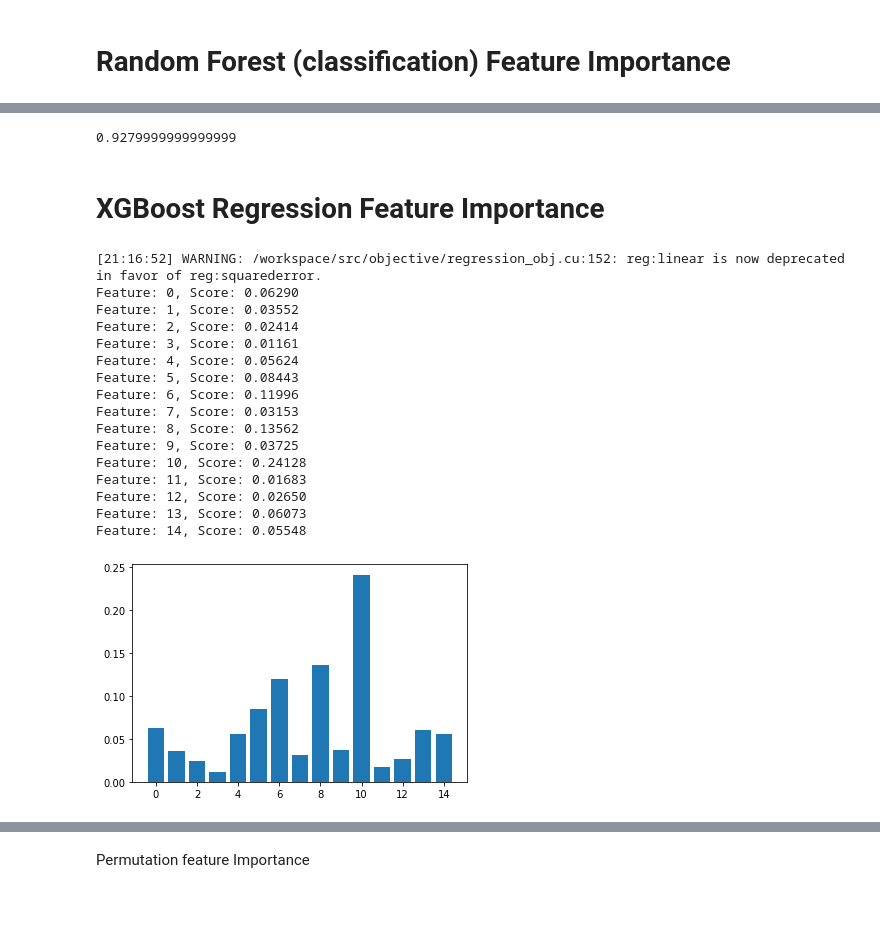
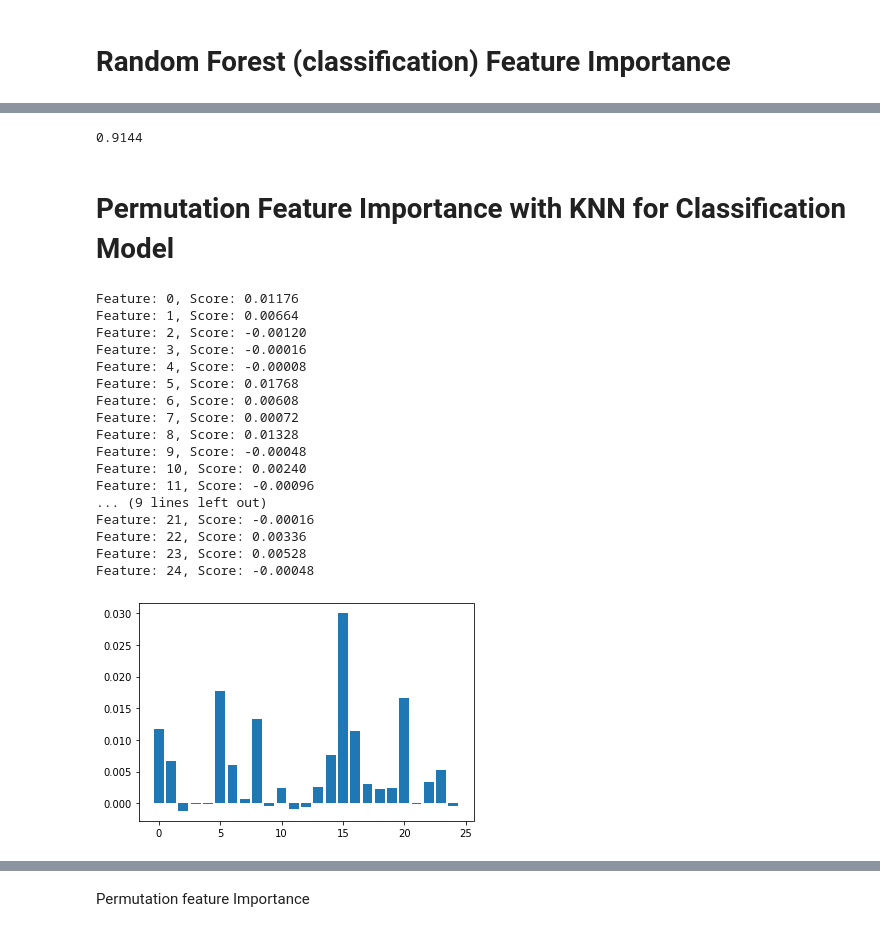
Before and after one commit to OlgaPriyutova/Feature-Importance-and-Feature-Engineering-, a Jupyter notebook: Feature_Importance_and_Feature_Engineering.ipynb, the cells around one changed output, grey strips where cells are left out. Saved outputs shown, nothing was run; the diff lists cells and outputs as text; code cells hidden in the pictures; blank space fills up the shorter version.

```diff
--- a/Feature_Importance_and_Feature_Engineering.ipynb
+++ b/Feature_Importance_and_Feature_Engineering.ipynb
@@ -232,7 +264,7 @@ pca = PCA(0.999)
 pca.fit(X)
 
 X_components = pca.transform(X)
-mod_rf = RandomForestRegressor()
+mod_rf = RandomForestClassifier()
 mod_rf.fit(X_components,y)
 cross_val_score(mod_rf, X_components,y).mean()
 # %% [output]
@@ -248,8 +280,7 @@ from sklearn.datasets import make_classification
 from sklearn.ensemble import RandomForestClassifier
 from matplotlib import pyplot
 # define dataset
-X, y = make_classification(n_samples=1500, n_features=15, n_informative=7, n_redundant=8, random_state=42)
-# define the model
+
 model_rfc = RandomForestClassifier(random_state=42)
 # fit the model
 model_rfc.fit(X, y)
@@ -295,5 +328,5 @@ cross_val_score(model_rfc, X_components,y).mean()
 # %%
-features = list(range(6,16))
+features = list(range(2,26))
 mean_accuracy = []
 
 for i in features:
@@ -326,48 +359,52 @@ plt.show()
 # %%
-pipe_rfc13     = Pipeline([('rfe', RFE(estimator=RandomForestClassifier(random_state=42), n_features_to_select=15)),
+pipe_rfc13     = Pipeline([('rfe', RFE(estimator=RandomForestClassifier(random_state=42), n_features_to_select=13)),
                      ('mod_rfc', RandomForestClassifier(random_state=42))])
 
 pipe_rfc13.fit(X, y)
 cross_val_score(pipe_rfc13,X,y).mean()
 # %% [output]
-0.9279999999999999
+0.9144
 # %%
 # Implementation Feature Engineering for Random Forest algorithm doesn't give us any improvement.
-# %% [markdown]
-# XGBoost Regression Feature Importance
+# %% [markdown]
+# Permutation Feature Importance with KNN for Classification Model
 # %%
+
+# permutation feature importance with knn for regression
 from sklearn.datasets import make_regression
-from xgboost import XGBRegressor
+from sklearn.neighbors import KNeighborsClassifier
+from sklearn.inspection import permutation_importance
 from matplotlib import pyplot
-# define dataset
-X, y = make_classification(n_samples=1500, n_features=15, n_informative=7, n_redundant=8, random_state=42)
-# define the model
-model_xgb = XGBRegressor()
+
+model_knnc = KNeighborsClassifier()
 # fit the model
-model_xgb.fit(X, y)
+model_knnc.fit(X, y)
+# perform permutation importance
+results = permutation_importance(model_knnc, X, y, scoring='neg_mean_squared_error')
 # get importance
-importance = model_xgb.feature_importances_
+importance = results.importances_mean
 # summarize feature importance
 for i,v in enumerate(importance):
 	print('Feature: %0d, Score: %.5f' % (i,v))
 # plot feature importance
 pyplot.bar([x for x in range(len(importance))], importance)
 pyplot.show()
 # %% [output]
-[21:16:52] WARNING: /workspace/src/objective/regression_obj.cu:152: reg:linear is now deprecated in favor of reg:squarederror.
-Feature: 0, Score: 0.06290
-Feature: 1, Score: 0.03552
-Feature: 2, Score: 0.02414
-Feature: 3, Score: 0.01161
-Feature: 4, Score: 0.05624
-Feature: 5, Score: 0.08443
-Feature: 6, Score: 0.11996
-Feature: 7, Score: 0.03153
-Feature: 8, Score: 0.13562
-Feature: 9, Score: 0.03725
-Feature: 10, Score: 0.24128
-Feature: 11, Score: 0.01683
-Feature: 12, Score: 0.02650
-Feature: 13, Score: 0.06073
-Feature: 14, Score: 0.05548
+Feature: 0, Score: 0.01176
+Feature: 1, Score: 0.00664
+Feature: 2, Score: -0.00120
+Feature: 3, Score: -0.00016
+Feature: 4, Score: -0.00008
+Feature: 5, Score: 0.01768
+Feature: 6, Score: 0.00608
+Feature: 7, Score: 0.00072
+Feature: 8, Score: 0.01328
+Feature: 9, Score: -0.00048
+Feature: 10, Score: 0.00240
+Feature: 11, Score: -0.00096
+... (9 lines left out)
+Feature: 21, Score: -0.00016
+Feature: 22, Score: 0.00336
+Feature: 23, Score: 0.00528
+Feature: 24, Score: -0.00048
-[figure, old version]
+[figure, new version]
```
Also changed, not shown: parts of 40 cells of this notebook.
